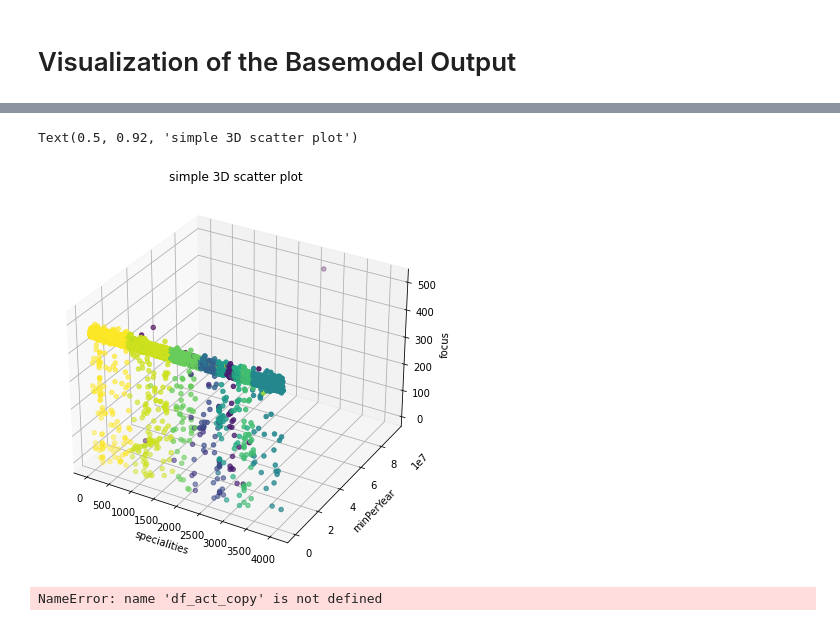
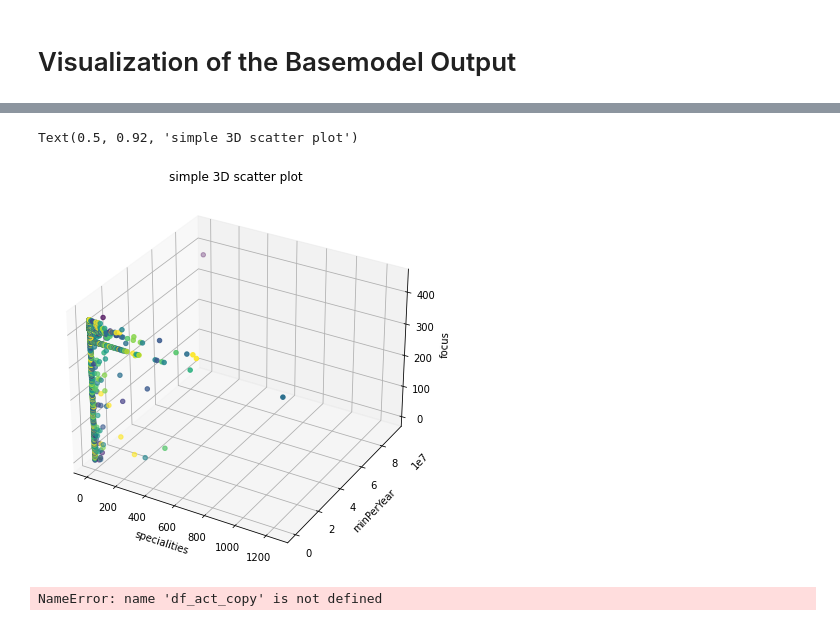
Before and after one commit to BenQuartermaine/customerclustering, a Jupyter notebook: notebooks/ran.ipynb, the cells around one changed output, grey strips where cells are left out. Saved outputs shown, nothing was run; the diff lists cells and outputs as text; code cells hidden in the pictures.

Commit message:
updated the baseline model with new features

```diff
--- a/notebooks/ran.ipynb
+++ b/notebooks/ran.ipynb
@@ -726,6 +721,6 @@ Looks like the optimal number of cluster is around 14, but should we go that far
 # The baseline model
 print(f"The optimal cluster size is {clusters[wcss.index(min(wcss))]}") # this gives 14
 n_cluster=14
-base_model=MiniBatchKMeans(n_clusters=14)
+base_model=MiniBatchKMeans(n_clusters=12)
 X_pred=base_model.fit(df_processed).predict(df_processed)
 # %% [output]
@@ -749,25 +765,25 @@ df_centers.describe()
 # %%
 from mpl_toolkits.mplot3d import Axes3D
 import matplotlib.pyplot as plt
 
 
 # Choose the columns have large std from the describe table
-x=df_processed.specialities
-y=df_processed.minPerYear
-z=df_processed.focus
+x=df_processed.minPerYear
+y=df_processed.minCompleted
+z=df_processed.population
 
 # Creating figure
 fig = plt.figure(figsize = (10, 7))
 ax = plt.axes(projection ="3d")
 # Creating plot
 ax.scatter3D(x, y, z, c = X_pred)
 ax.set_xlabel('specialities')
 ax.set_ylabel('minPerYear')
 ax.set_zlabel('focus')
 plt.title("simple 3D scatter plot")
 # %% [output]
 Text(0.5, 0.92, 'simple 3D scatter plot')
-[figure, old version]
+[figure, new version]
 # %%
 df_processed
 # %%
```
Also changed, not shown: parts of 7 cells of this notebook, 1 other file.
